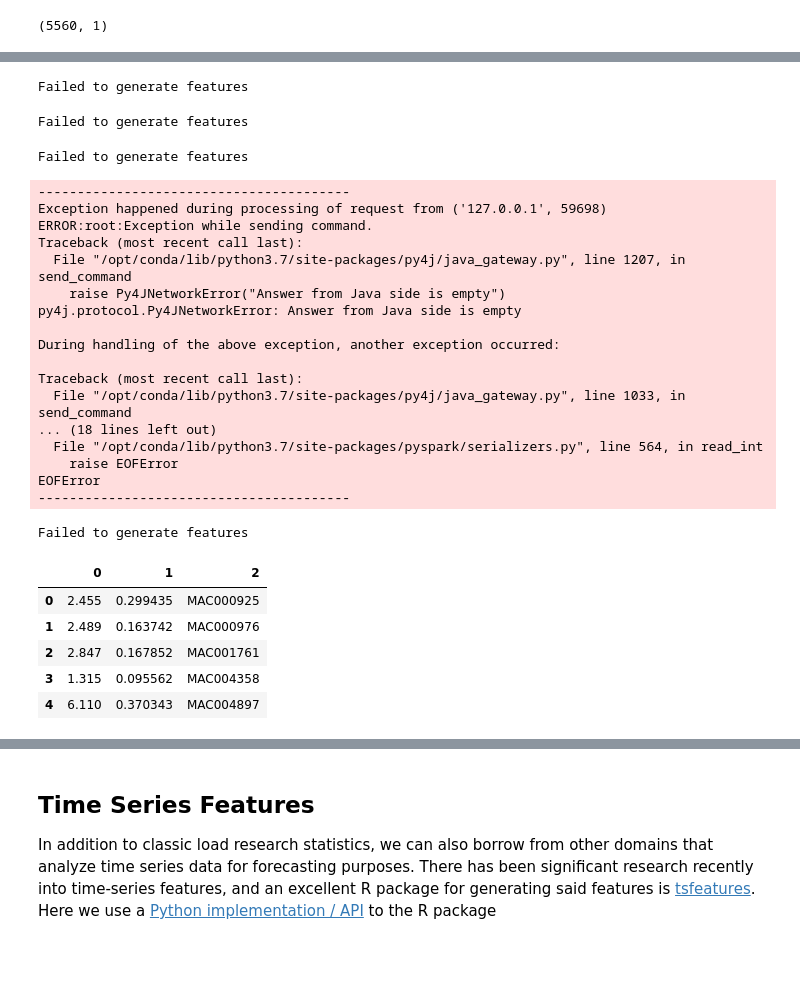
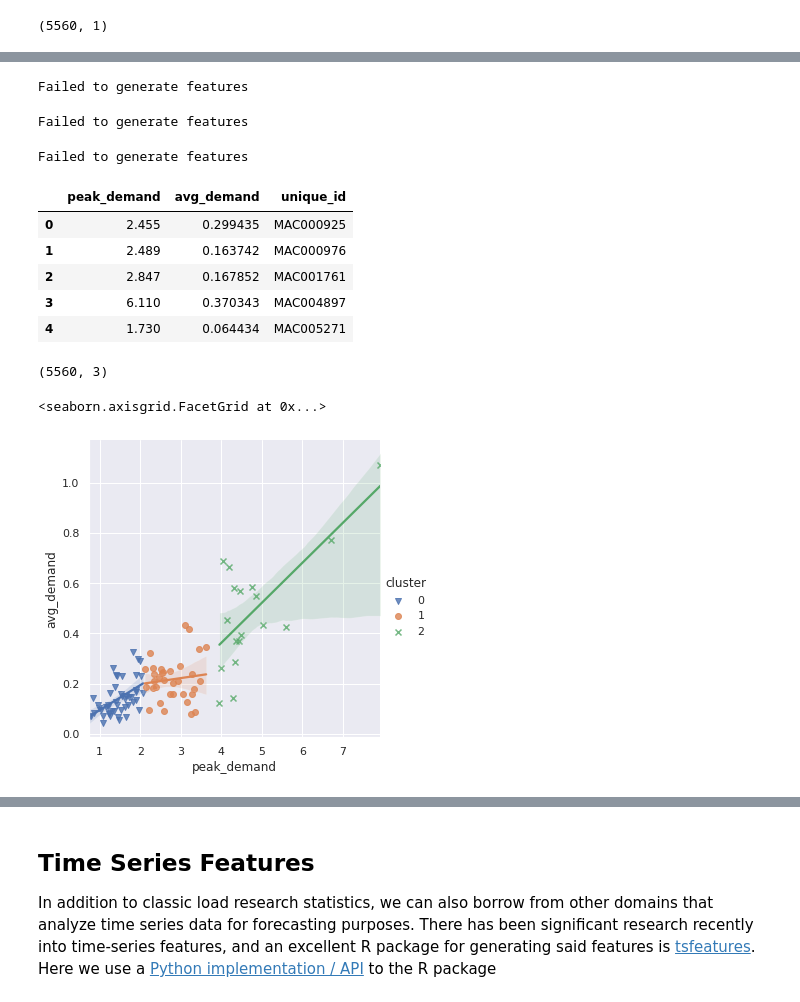
Before and after one commit to jfarland/portfolio, a Jupyter notebook: code/High-Frequency Energy Forecasting.ipynb, the cells around one changed output, grey strips where cells are left out. Drawn from its saved outputs; the diff is of its cells as text; code cells hidden in the pictures; blank space fills up the shorter version.

Commit message:
update pandas udf to create some tsfeatures-based features

```diff
--- a/code/High-Frequency Energy Forecasting.ipynb
+++ b/code/High-Frequency Energy Forecasting.ipynb
@@ -275,65 +287,58 @@ spark.stop()
 # %%
 ### Use Batch Processing and Pandas UDF in Spark to create Load Research Statistics ###
 
-gc.collect()
 batch_size = 1500  #chunk row size
 
 # Use List Comprehension to create a list of data frame batches
 list_df = [ids[i:i + batch_size] for i in range(0,ids.shape[0],batch_size)]
 
+gc.collect()
 rs = []
 
 for i in tqdm(list_df):
     try:
         local_df = df_merged.loc[df_merged['LCLid'].isin(i["id"])]
         spark_df = spark.createDataFrame(local_df)
-        rs_df = spark_df.groupby('LCLid').apply(calc_lr_stats_py).collect().toPandas()
-        rs.append(rs_df)
+        rs_df = spark_df.groupby('LCLid').apply(calc_lr_stats_py).collect()
+        rs.append(pd.DataFrame(rs_df))
 
     except:
         print("Failed to generate features")
 
 rs = pd.concat(rs)
+
+# reassign columns
+rs.columns = ['peak_demand', 'avg_demand', 'unique_id']
+rs.head()
 # %% [output]
 Failed to generate features
 Failed to generate features
 Failed to generate features
-----------------------------------------
-Exception happened during processing of request from ('127.0.0.1', 59698)
-ERROR:root:Exception while sending command.
-Traceback (most recent call last):
-  File "/opt/conda/lib/python3.7/site-packages/py4j/java_gateway.py", line 1207, in send_command
-    raise Py4JNetworkError("Answer from Java side is empty")
-py4j.protocol.Py4JNetworkError: Answer from Java side is empty
-
-During handling of the above exception, another exception occurred:
-
-Traceback (most recent call last):
-  File "/opt/conda/lib/python3.7/site-packages/py4j/java_gateway.py", line 1033, in send_command
-... (18 lines left out)
-  File "/opt/conda/lib/python3.7/site-packages/pyspark/serializers.py", line 564, in read_int
-    raise EOFError
-EOFError
-----------------------------------------
-Failed to generate features
+|  | peak_demand | avg_demand | unique_id |
+| 0 | 2.455 | 0.299435 | MAC000925 |
+| 1 | 2.489 | 0.163742 | MAC000976 |
+| 2 | 2.847 | 0.167852 | MAC001761 |
+| 3 | 6.110 | 0.370343 | MAC004897 |
+| 4 | 1.730 | 0.064434 | MAC005271 |
-# %%
-check = pd.concat(rs)
-check.head()
-# %% [output]
-|  | 0 | 1 | 2 |
-| 0 | 2.455 | 0.299435 | MAC000925 |
-| 1 | 2.489 | 0.163742 | MAC000976 |
-| 2 | 2.847 | 0.167852 | MAC001761 |
-| 3 | 1.315 | 0.095562 | MAC004358 |
-| 4 | 6.110 | 0.370343 | MAC004897 |
 # %%
-dflr.columns = ["max", "mean"]
+#from sklearn.cluster import KMeans
 
-from sklearn.cluster import KMeans
+#num_df = rs[['peak_demand', 'avg_demand']]
+#num_df["load_factor"] = num_df['avg_demand'].div(num_df['peak_demand']).replace(np.inf, 0)
+#num_df = num_df.dropna()
+
 
 # K-means clustering
-dflr["cluster"] = KMeans(n_clusters=3, random_state=0).fit_predict(dflr)
-dflr["cluster"] = dflr["cluster"].astype(str)
-dflr["cluster"].value_counts()
-
-sns.scatterplot(data=dflr, x="mean", y="max", hue = dflr.cluster.tolist())
+#num_df["cluster"] = KMeans(n_clusters = 3, random_state = 0).fit_predict(num_df)
+#num_df["cluster"] = num_df["cluster"].astype(str)
+#num_df["cluster"].value_counts()
+# %% [output]
+(5560, 3)
+# %%
+sns.set(rc = {'figure.figsize':(15,8)})
+sns.scatterplot(data=num_df, x="peak_demand", y="avg_demand", hue = num_df.cluster.tolist())
+
+#sns.lmplot(data=num_df), x="peak_demand", y="avg_demand", hue = "cluster", markers =['v', 'o', 'x'])
+# %% [output]
+<seaborn.axisgrid.FacetGrid at 0x...>
+[figure, added]
```
Also changed, not shown: parts of 22 cells of this notebook.
